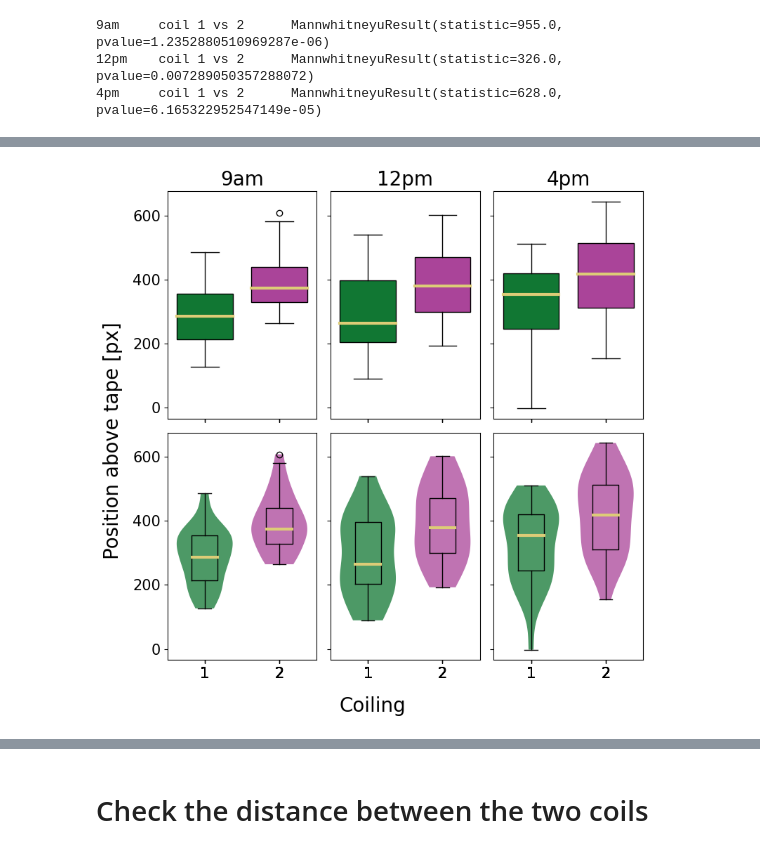
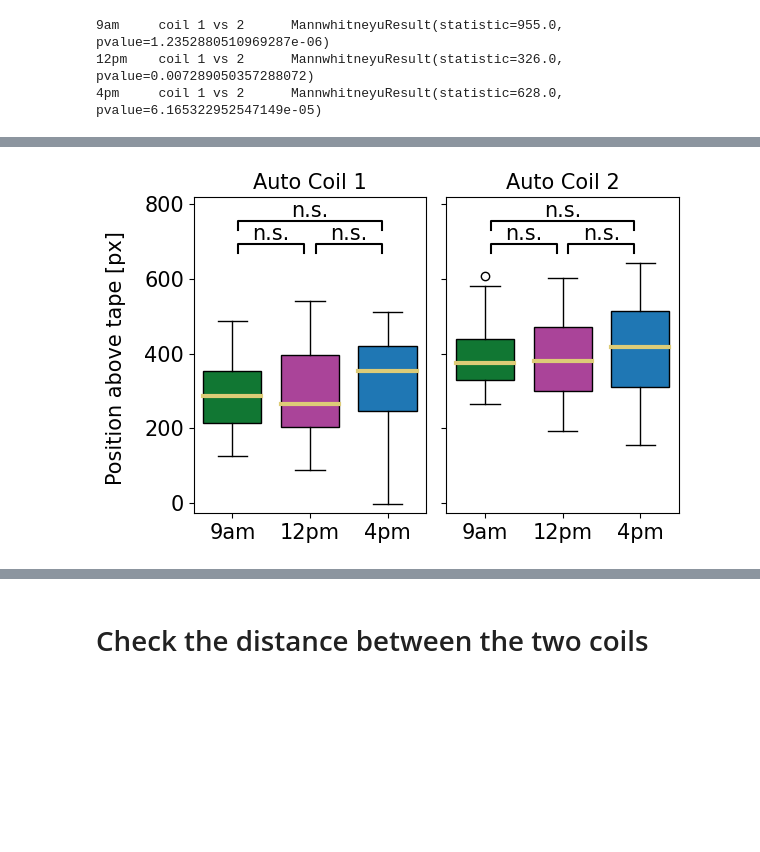
Before and after one commit to ejamezquita/cuscuta, a Jupyter notebook: jupyter/03_pd_wrangle.ipynb, the cells around one changed output, grey strips where cells are left out. Cells and saved outputs as stored; diff of their text form; code cells hidden in the pictures; blank space fills up the shorter version.

```diff
--- a/jupyter/03_pd_wrangle.ipynb
+++ b/jupyter/03_pd_wrangle.ipynb
@@ -304,0 +360,4 @@ Coil 2   12pm vs 4pm     MannwhitneyuResult(statistic=261.0, pvalue=0.5149076945
+# %%
+hmin = min([np.min(angles[Times[i]]) for i in range(len(Times))])
+hmax = max([np.max(angles[Times[i]]) for i in range(len(Times))])
+print(hmin, hmax)
@@ -309,3 +427,16 @@ for i in range(len(Times)):
 9am     coil 1 vs 2      MannwhitneyuResult(statistic=955.0, pvalue=1.2352880510969287e-06)
 12pm    coil 1 vs 2      MannwhitneyuResult(statistic=326.0, pvalue=0.007289050357288072)
 4pm     coil 1 vs 2      MannwhitneyuResult(statistic=628.0, pvalue=6.165322952547149e-05)
+# %%
+mwhit = np.zeros((3,2))
+for ix,(i,j) in enumerate(it.combinations(range(len(Times)), 2)):
+    for k in range(2):
+        mwhit[ix,k] = stats.mannwhitneyu(positions[Times[i]][:,k], positions[Times[j]][:,k], method='exact').pvalue
+        print('Coil', k+1, '\t', Times[i],'vs',Times[j],'\tMann-Whitney U-test p-val:', mwhit[ix,k])
+    print('---')
+smwhit = singifmtx(mwhit, limits)
+print(smwhit)
+
+hmin = min([np.min(positions[Times[i]]) for i in range(len(Times))])
+hmax = max([np.max(positions[Times[i]]) for i in range(len(Times))])+50
+print(hmin, hmax)
@@ -312,34 +457,41 @@ for i in range(len(Times)):
 # %%
-fig, ax = plt.subplots(2,3, figsize=(8,8), sharey=True, sharex=True)
+eps = 25
+
+fig, ax = plt.subplots(1,2, figsize=(6,4), sharey=True, sharex=True)
 ax = np.atleast_1d(ax).ravel()
-for i in range(len(Times)):
 
-    bplot = ax[i].boxplot(positions[Times[i]], widths=0.75, patch_artist=True,
-                          medianprops={'lw':3, 'color':colors[5]})
-
+for k in range(len(ax)):
+    ax[k].set_title('Auto Coil {}'.format(k+1), fontsize=fs)
+    foo = [positions[Times[i]][:,k] for i in range(len(Times))]
+    bplot = ax[k].boxplot(foo, widths=0.75, patch_artist=True,
+                      medianprops={'lw':3, 'color':colors[5]})
     for patch, color in zip(bplot['boxes'], colors[:2]):
         patch.set_facecolor(color)
-    ax[i].set_title(Times[i], fontsize=fs)
 
-    j = len(Times) + i
-    vplot = ax[j].violinplot(positions[Times[i]], widths=0.75, showmedians=True, showextrema=False)
-    bplot = ax[j].boxplot(positions[Times[i]], widths=0.35, patch_artist=False, medianprops={'lw':3, 'color':colors[5], 'alpha':0}, zorder=3)
+    ax[k].set_xticks(range(1,4), Times)
+    ax[k].tick_params(labelsize=fs)
+    ax[k].set_ylim((hmin - eps, hmax+eps*5))
 
-    for patch, color in zip(vplot['bodies'], colors[:2]):
-        patch.set_facecolor(color)
-        patch.set_alpha(0.75)
-    #vplot['cbars'].set_color('k')
-    vplot['cmedians'].set_color(colors[5])
-    vplot['cmedians'].set_lw(3)
-    vplot['cmedians'].set_zorder(5)
 
-for i in range(len(ax)):
-    ax[i].margins(0.05)
-    ax[i].tick_params(labelsize=fs-5)
-    #ax[i].axhline(0, c='gray', zorder=1)
+epsx = 0.075
+for ix,(i,j) in enumerate(it.combinations(range(len(Times)), 2)):
+    if i+j == 2:
+        epsy = 2.5*eps
+    else:
+        epsy = 0
+    xfoo = np.array([i+1+epsx, i+1+epsx, j+1-epsx, j+1-epsx])
+    yfoo = np.array([hmax-eps,hmax,hmax,hmax-eps]) + epsy
 
-fig.supxlabel('Coiling', fontsize=fs)
+    for k in range(len(ax)):
+        ax[k].text((xfoo[0] + xfoo[2])*.5, yfoo[0]+eps, smwhit[ix,k], ha='center', va='bottom', color='k', fontsize=fs)
+        ax[k].plot(xfoo, yfoo, lw=1.5, c='k')
+
+#fig.supxlabel('Time to initiate coiling', fontsize=fs)
 fig.supylabel('Position above tape [px]', fontsize=fs)
 fig.tight_layout();
+
+filename = dst + 'final_position'
+plt.savefig(filename + '.svg', format='svg', bbox_inches='tight')
+plt.savefig(filename + '.jpg', format='jpg', dpi=200, pil_kwargs={'optimize':True}, bbox_inches='tight')
 # %% [output]
-[figure, old version]
+[figure, new version]
```
Also changed, not shown: parts of 23 cells of this notebook, 13 other files.
